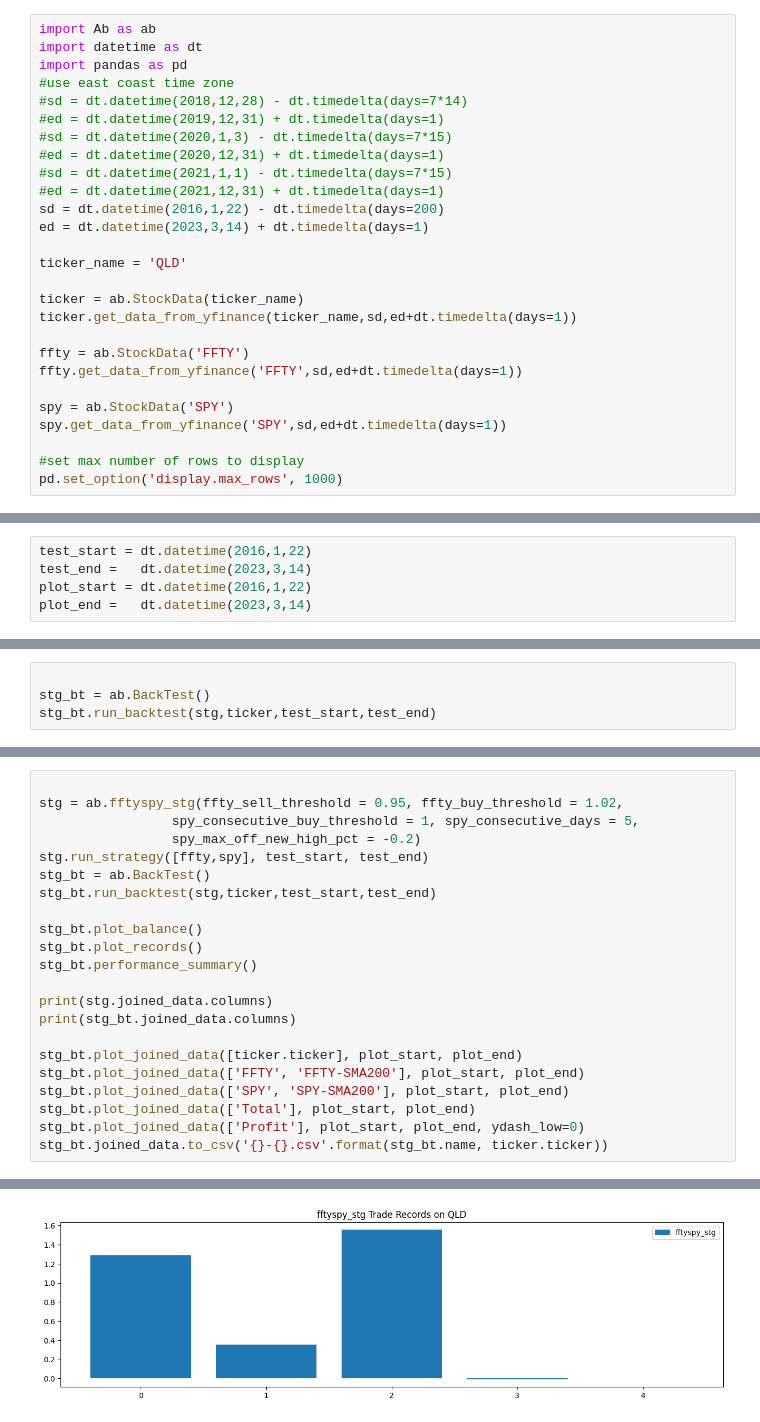
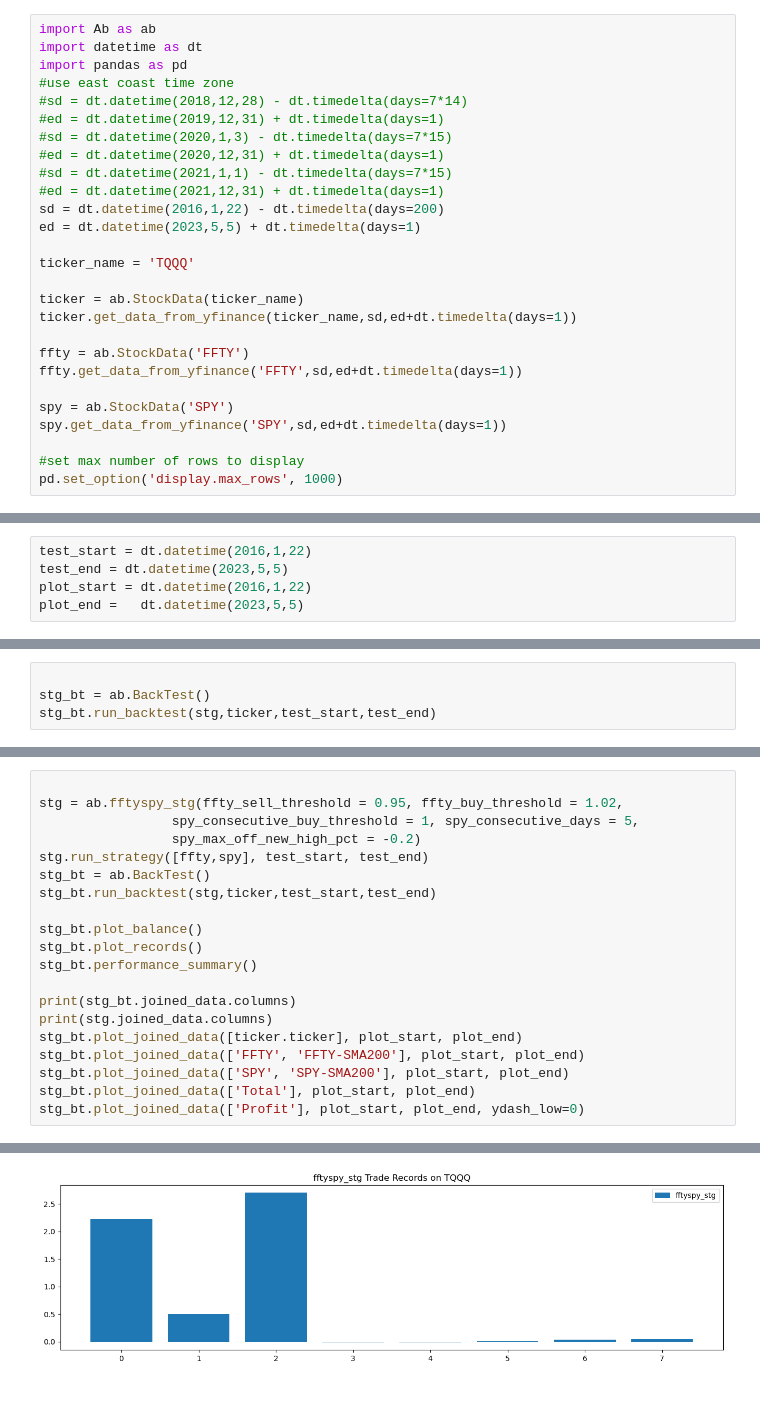
Before and after one commit to sylviawusyl/backtesting, a Jupyter notebook: fftyspy_stg.ipynb, the cells around one changed output, grey strips where cells are left out. Drawn from its saved outputs; the diff is of its cells as text; blank space fills up the shorter version.

Commit message:
update test result.

```diff
--- a/fftyspy_stg.ipynb
+++ b/fftyspy_stg.ipynb
@@ -10,9 +10,9 @@ import pandas as pd
 #sd = dt.datetime(2021,1,1) - dt.timedelta(days=7*15)
 #ed = dt.datetime(2021,12,31) + dt.timedelta(days=1)
 sd = dt.datetime(2016,1,22) - dt.timedelta(days=200)
-ed = dt.datetime(2023,3,14) + dt.timedelta(days=1)
+ed = dt.datetime(2023,5,5) + dt.timedelta(days=1)
 
-ticker_name = 'QLD'
+ticker_name = 'TQQQ'
 
 ticker = ab.StockData(ticker_name)
 ticker.get_data_from_yfinance(ticker_name,sd,ed+dt.timedelta(days=1))
@@ -33,8 +33,8 @@ GPU acceleration is NOT available
 # %%
 test_start = dt.datetime(2016,1,22)
-test_end =   dt.datetime(2023,3,14)
+test_end = dt.datetime(2023,5,5)
 plot_start = dt.datetime(2016,1,22)
-plot_end =   dt.datetime(2023,3,14)
+plot_end =   dt.datetime(2023,5,5)
 # %%
 #buy and hold
 bah = ab.BuyAndHold(ticker)
@@ -152,14 +150,12 @@ stg_bt.plot_balance()
 stg_bt.plot_records()
 stg_bt.performance_summary()
 
+print(stg_bt.joined_data.columns)
 print(stg.joined_data.columns)
-print(stg_bt.joined_data.columns)
-
 stg_bt.plot_joined_data([ticker.ticker], plot_start, plot_end)
 stg_bt.plot_joined_data(['FFTY', 'FFTY-SMA200'], plot_start, plot_end)
 stg_bt.plot_joined_data(['SPY', 'SPY-SMA200'], plot_start, plot_end)
 stg_bt.plot_joined_data(['Total'], plot_start, plot_end)
 stg_bt.plot_joined_data(['Profit'], plot_start, plot_end, ydash_low=0)
-stg_bt.joined_data.to_csv('{}-{}.csv'.format(stg_bt.name, ticker.ticker))
 # %% [output]
 fftyspy_stg:
@@ -183 +179 @@ Index(['FFTY', 'FFTY-SMA200', 'Signal_x', 'SPY', 'SPY-SMA200', 'new_high',
-[figure, old version]
+[figure, new version]
```
Also changed, not shown: parts of 6 cells of this notebook, 3 other files.
